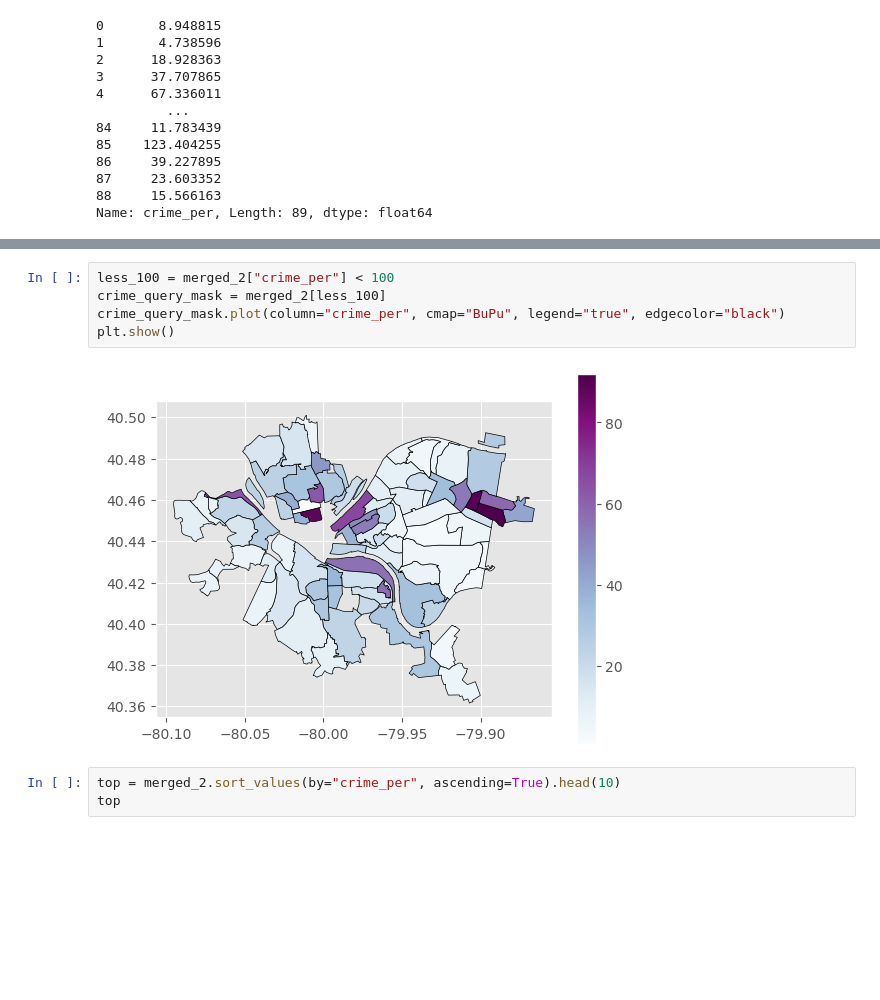
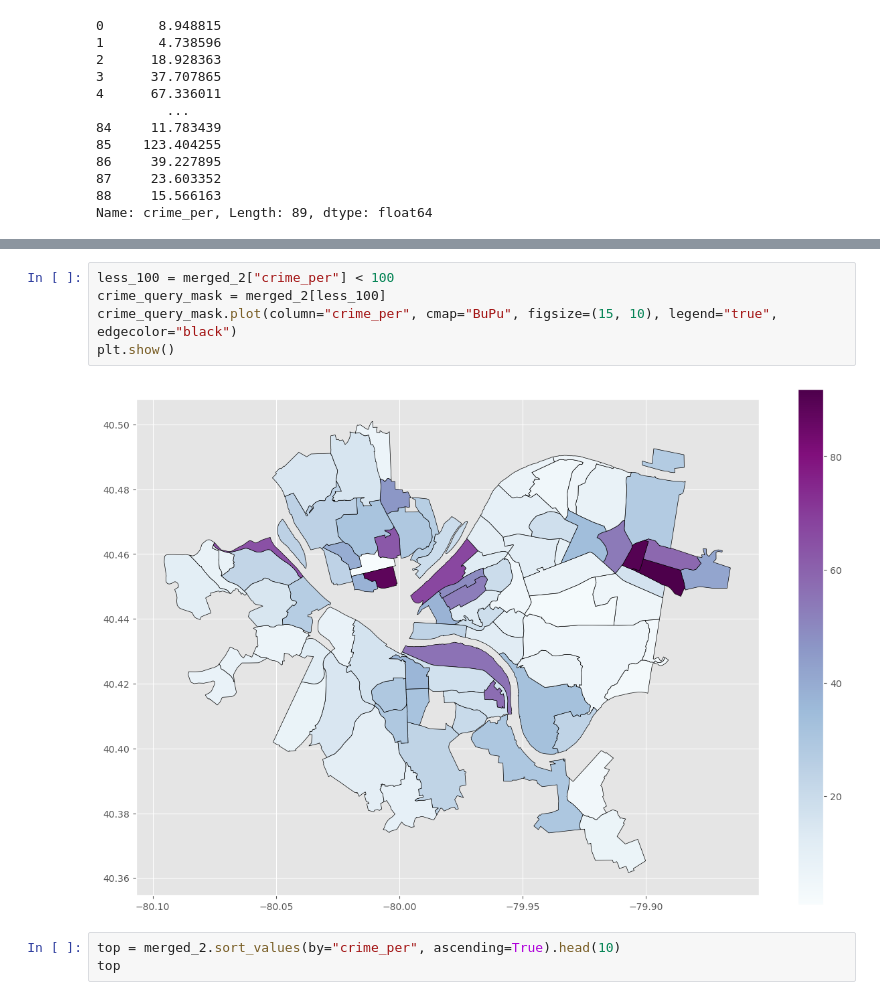
Before and after one commit to TheRealJReinstein/bidshappyfinal, a Jupyter notebook: Crime (1).ipynb, the cells around one changed output, grey strips where cells are left out. Saved outputs shown, nothing was run; the diff lists cells and outputs as text; blank space fills up the shorter version.

```diff
--- a/Crime (1).ipynb
+++ b/Crime (1).ipynb
@@ -128,10 +126,10 @@ plt.show()
 # %%
 less_100 = merged_2["crime_per"] < 100
 crime_query_mask = merged_2[less_100]
-crime_query_mask.plot(column="crime_per", cmap="BuPu", legend="true", edgecolor="black")
+crime_query_mask.plot(column="crime_per", cmap="BuPu", figsize=(15, 10), legend="true", edgecolor="black")
 plt.show()
 # %% [output]
-[figure, old version]
+[figure, new version]
 # %%
 top = merged_2.sort_values(by="crime_per", ascending=True).head(10)
 top
```
Also changed, not shown: parts of 2 cells of this notebook.
